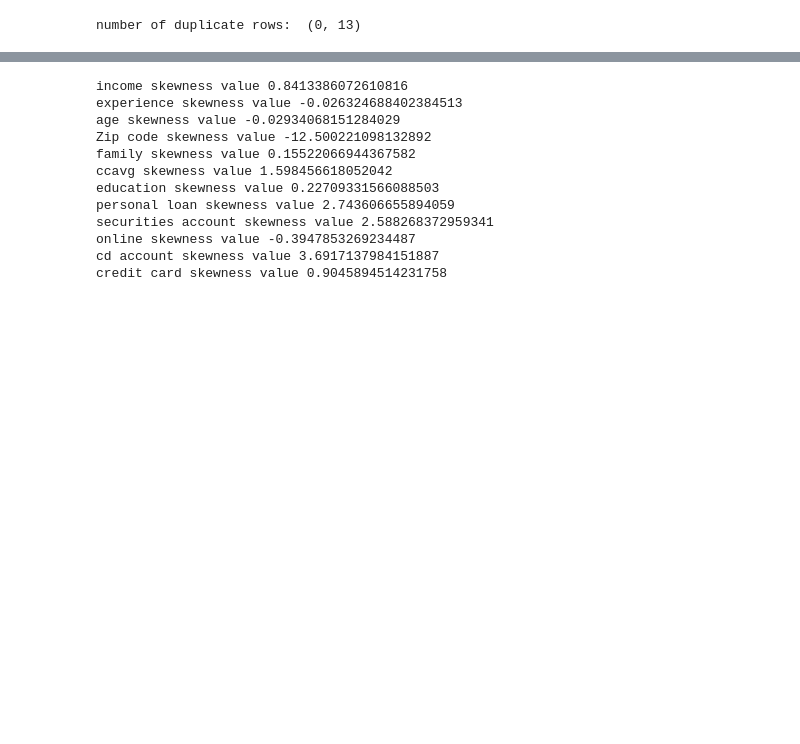
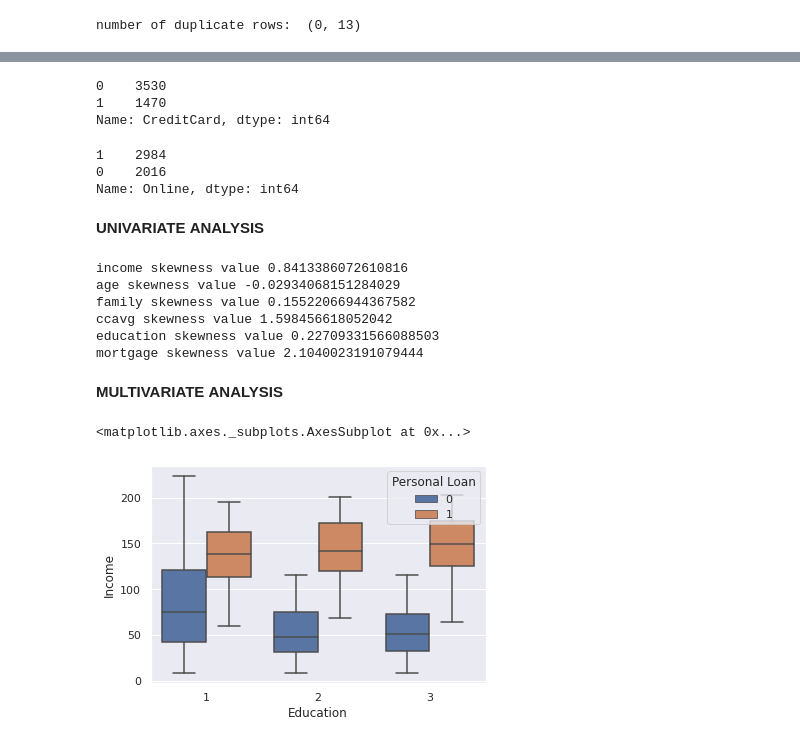
Before and after one commit to savika10/ML--classification, a Jupyter notebook: Marketing_campaign_for_Banking_products.ipynb, the cells around one changed output, grey strips where cells are left out. Saved outputs shown, nothing was run; the diff lists cells and outputs as text; code cells hidden in the pictures; blank space fills up the shorter version.

```diff
--- a/Marketing_campaign_for_Banking_products.ipynb
+++ b/Marketing_campaign_for_Banking_products.ipynb
@@ -290,26 +311,35 @@ Name: ZIP Code, dtype: float64
+# %%
+df['CreditCard'].value_counts()
+# %% [output]
+0    3530
+1    1470
+Name: CreditCard, dtype: int64
+# %%
+df.Online.value_counts()
+# %% [output]
+1    2984
+0    2016
+Name: Online, dtype: int64
+# %% [markdown]
+**UNIVARIATE** **ANALYSIS**
 # %%
-print("income skewness value",df['Income'].skew()) #					CD Account
-print("experience skewness value",df['Experience'].skew())
+print("income skewness value",df['Income'].skew())
 print("age skewness value",df['Age'].skew())
-print("Zip code skewness value",df['ZIP Code'].skew())
 print("family skewness value",df['Family'].skew())
 print("ccavg skewness value",df['CCAvg'].skew())
 print("education skewness value",df['Education'].skew())
-print("personal loan skewness value",df['Personal Loan'].skew())
-print("securities account skewness value",df['Securities Account'].skew())
-print("online skewness value",df['Online'].skew())
-print("cd account skewness value",df['CD Account'].skew())
-print("credit card skewness value",df['CreditCard'].skew())
+print("mortgage skewness value",df['Mortgage'].skew())
 # %% [output]
 income skewness value 0.8413386072610816
-experience skewness value -0.026324688402384513
 age skewness value -0.02934068151284029
-Zip code skewness value -12.500221098132892
 family skewness value 0.15522066944367582
 ccavg skewness value 1.598456618052042
 education skewness value 0.22709331566088503
-personal loan skewness value 2.743606655894059
-securities account skewness value 2.588268372959341
-online skewness value -0.3947853269234487
-cd account skewness value 3.6917137984151887
-credit card skewness value 0.9045894514231758
+mortgage skewness value 2.1040023191079444
+# %% [markdown]
+**MULTIVARIATE** **ANALYSIS**
+# %%
+sns.boxplot(x='Education',y='Income',hue='Personal Loan',data=dataset)
+# %% [output]
+<matplotlib.axes._subplots.AxesSubplot at 0x...>
+[figure, added]
```
Also changed, not shown: parts of 55 cells of this notebook.
